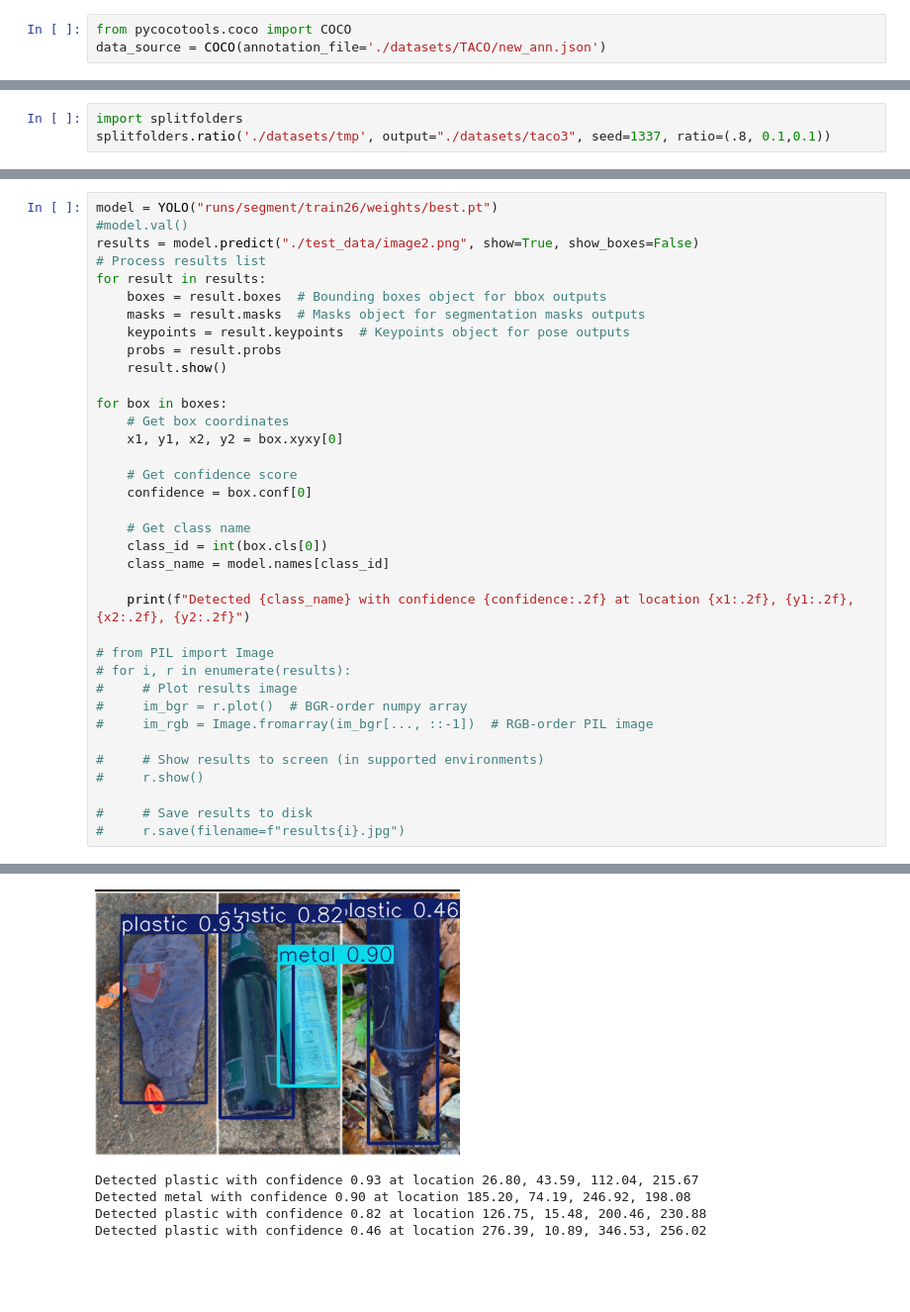
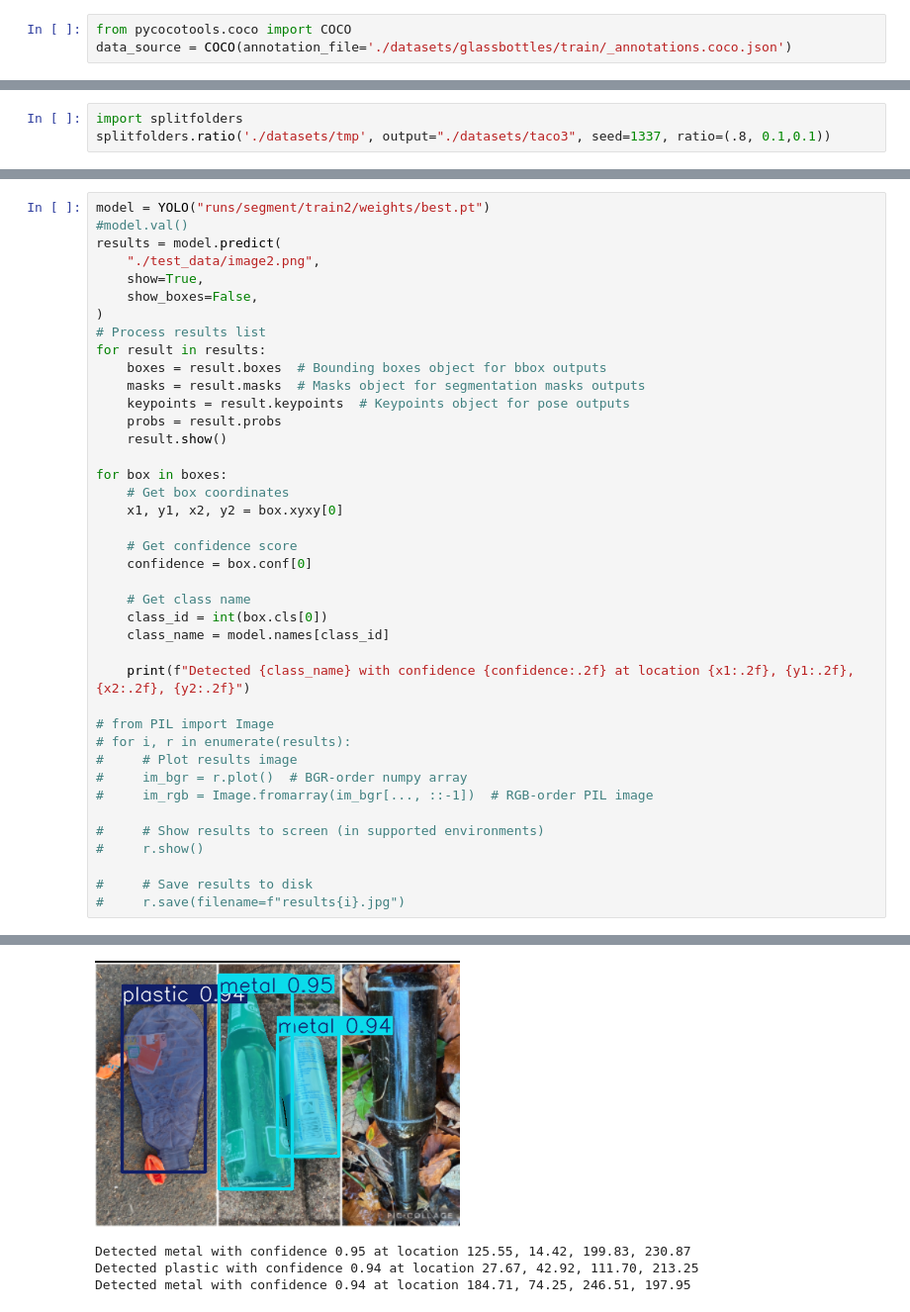
Before and after one commit to jambrr/trash_detector, a Jupyter notebook: Untitled.ipynb, the cells around one changed output, grey strips where cells are left out. Shown at 99% size. Drawn from its saved outputs; the diff is of its cells as text; blank space fills up the shorter version.

```diff
--- a/Untitled.ipynb
+++ b/Untitled.ipynb
@@ -9,5 +7,5 @@ WARNING ⚠️ Python>=3.10 is required, but Python==3.9.18 is currently install
 # %%
 from pycocotools.coco import COCO
-data_source = COCO(annotation_file='./datasets/TACO/new_ann.json')
+data_source = COCO(annotation_file='./datasets/glassbottles/train/_annotations.coco.json')
 # %% [output]
 loading annotations into memory...
@@ -139,7 +160,11 @@ KeyboardInterrupt:
 # %%
-model = YOLO("runs/segment/train26/weights/best.pt")
+model = YOLO("runs/segment/train2/weights/best.pt")
 #model.val()
-results = model.predict("./test_data/image2.png", show=True, show_boxes=False)
+results = model.predict(
+    "./test_data/image2.png",
+    show=True,
+    show_boxes=False,
+)
 # Process results list
 for result in results:
     boxes = result.boxes  # Bounding boxes object for bbox outputs
@@ -181,5 +206,4 @@ Speed: 2.0ms preprocess, 15.6ms inference, 2.9ms postprocess per image at shape
-[figure, old version]
+[figure, new version]
-Detected plastic with confidence 0.93 at location 26.80, 43.59, 112.04, 215.67
-Detected metal with confidence 0.90 at location 185.20, 74.19, 246.92, 198.08
-Detected plastic with confidence 0.82 at location 126.75, 15.48, 200.46, 230.88
-Detected plastic with confidence 0.46 at location 276.39, 10.89, 346.53, 256.02
+Detected metal with confidence 0.95 at location 125.55, 14.42, 199.83, 230.87
+Detected plastic with confidence 0.94 at location 27.67, 42.92, 111.70, 213.25
+Detected metal with confidence 0.94 at location 184.71, 74.25, 246.51, 197.95
```
Also changed, not shown: parts of 6 cells of this notebook, 5 other files.
